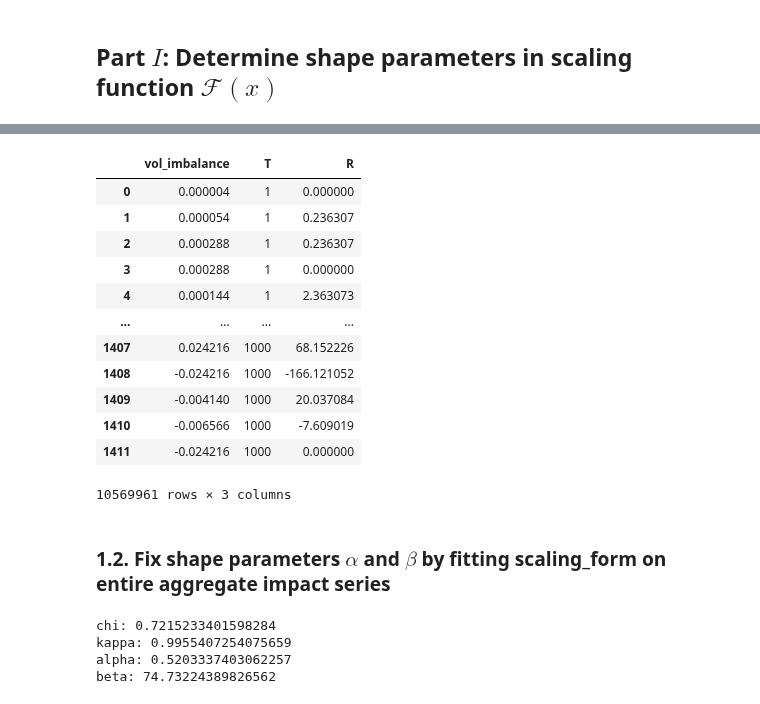
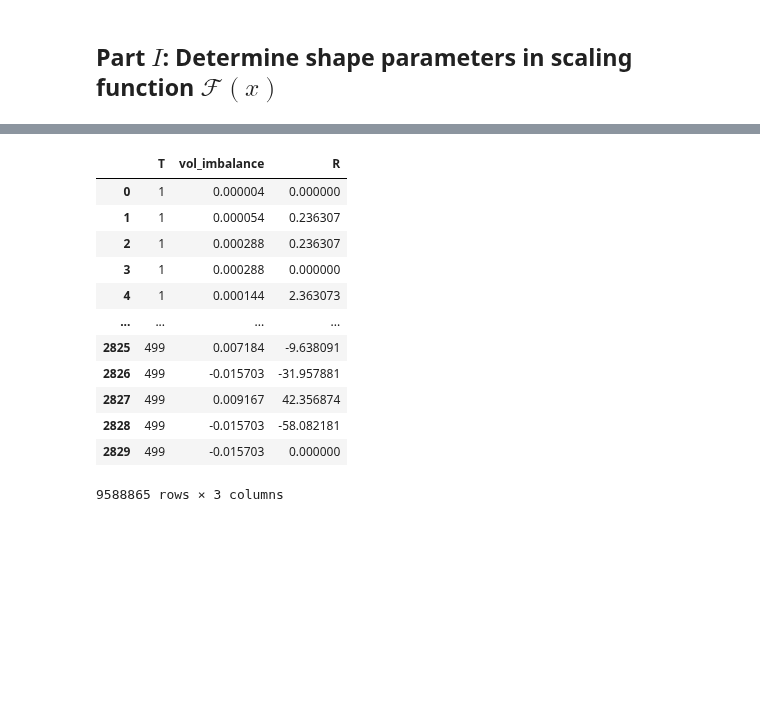
Before and after one commit to anabugaenko/liquidity, a Jupyter notebook: notebooks/MO/finite_size_scaling.ipynb, the cells around one changed output, grey strips where cells are left out. Cells and saved outputs as stored; diff of their text form; code cells hidden in the pictures; blank space fills up the shorter version.

Commit message:
#10, completed refactor of orderbook states, finalized fss using known scaling function

```diff
--- a/notebooks/MO/finite_size_scaling.ipynb
+++ b/notebooks/MO/finite_size_scaling.ipynb
@@ -14,5 +13,5 @@ from liquidity.response_functions.price_response_functions import compute_condit
 %load_ext autoreload
 %autoreload 2
 # %%
-BIN_SIZE = list(range(1, 1001))
-OBSERVATION_WINDOWS = [10, 20, 50, 100, 150]
+BIN_SIZE = list(range(1, 1000))
+OBSERVATION_WINDOWS = [5, 10, 20, 50, 100]
@@ -81,23 +79,51 @@ display(aggregate_features)
+# %%
+def normalise_by_daily(df: pd.DataFrame) -> pd.DataFrame:
+    # TODO: Normalise by average volume at top of queue
+    if "vol_imbalance" in df.columns:
+        df["vol_imbalance"] = df["vol_imbalance"] / df["daily_vol"]
+    if "sign_imbalance" in df.columns:
+        df["sign_imbalance"] = df["sign_imbalance"] / df["daily_num"]
+    if "R" in df.columns:
+        df["R"] = df["R"] / df["daily_R1"]
+    return df
+# %%
+def compute_conditional_aggregate_impact(df: pd.DataFrame, normalise: bool = True, log_prices=False) -> pd.DataFrame:
+
+    # TODO: Implement compute_individual_impact (condition on volume and  sign of previous order)
+    data = df.copy()
+    if type(data["event_timestamp"].iloc[0]) != pd.Timestamp:
+        data["event_timestamp"] = data["event_timestamp"].apply(lambda x: pd.Timestamp(x))
+
+    if not log_prices:
+        data["R"] = data["midprice"].diff().shift(-1).fillna(0)
+    else:
+        data["R"] = np.log(data["midprice"].shift(-1).fillna(0)) - np.log(data["midprice"])
+
+    # Normalise data
+    if normalise:
+        data = normalise_by_daily(data)
+
+    data = data[["T", "vol_imbalance", "R"]]
+
+    return data
+# %%
+# Compute aggregate impact
+conditional_aggregate_impact = compute_conditional_aggregate_impact(aggregate_features)[["T", "vol_imbalance", "R"]]
 # %%
-# Compute aggregate impact
-conditional_aggregate_impact = compute_conditional_aggregate_impact(aggregate_features)
-
-# Remove Outliers
+# Remove Outliers for display purposes
 smoothed_aggregate_impact = smooth_outliers(conditional_aggregate_impact.copy())
 display(smoothed_aggregate_impact)
 # %% [output]
-|  | vol_imbalance | T | R |
-| 0 | 0.000004 | 1 | 0.000000 |
-| 1 | 0.000054 | 1 | 0.236307 |
-| 2 | 0.000288 | 1 | 0.236307 |
-| 3 | 0.000288 | 1 | 0.000000 |
-| 4 | 0.000144 | 1 | 2.363073 |
+|  | T | vol_imbalance | R |
+| 0 | 1 | 0.000004 | 0.000000 |
+| 1 | 1 | 0.000054 | 0.236307 |
+| 2 | 1 | 0.000288 | 0.236307 |
+| 3 | 1 | 0.000288 | 0.000000 |
+| 4 | 1 | 0.000144 | 2.363073 |
 | ... | ... | ... | ... |
-| 1407 | 0.024216 | 1000 | 68.152226 |
-| 1408 | -0.024216 | 1000 | -166.121052 |
-| 1409 | -0.004140 | 1000 | 20.037084 |
-| 1410 | -0.006566 | 1000 | -7.609019 |
-| 1411 | -0.024216 | 1000 | 0.000000 |
+| 2825 | 499 | 0.007184 | -9.638091 |
+| 2826 | 499 | -0.015703 | -31.957881 |
+| 2827 | 499 | 0.009167 | 42.356874 |
+| 2828 | 499 | -0.015703 | -58.082181 |
+| 2829 | 499 | -0.015703 | 0.000000 |
-10569961 rows × 3 columns
+9588865 rows × 3 columns
-# %% [markdown]
- ### 1.2. Fix shape parameters $\alpha$ and $\beta$ by fitting scaling_form on entire aggregate impact series
@@ -106,11 +129,0 @@ popt, pcov, fit_func = find_shape_parameters(smoothed_aggregate_impact)
-# %%
-CHI, KAPPA, ALPHA, BETA, GAMMA = popt
-print(f'chi: {CHI}')
-print(f'kappa: {KAPPA}')
-print(f'alpha: {ALPHA}')
-print(f'beta: {BETA}')
-# %% [output]
-chi: 0.7215233401598284
-kappa: 0.9955407254075659
-alpha: 0.5203337403062257
-beta: 74.73224389826562
```
Also changed, not shown: parts of 35 cells of this notebook, 16 other files.
